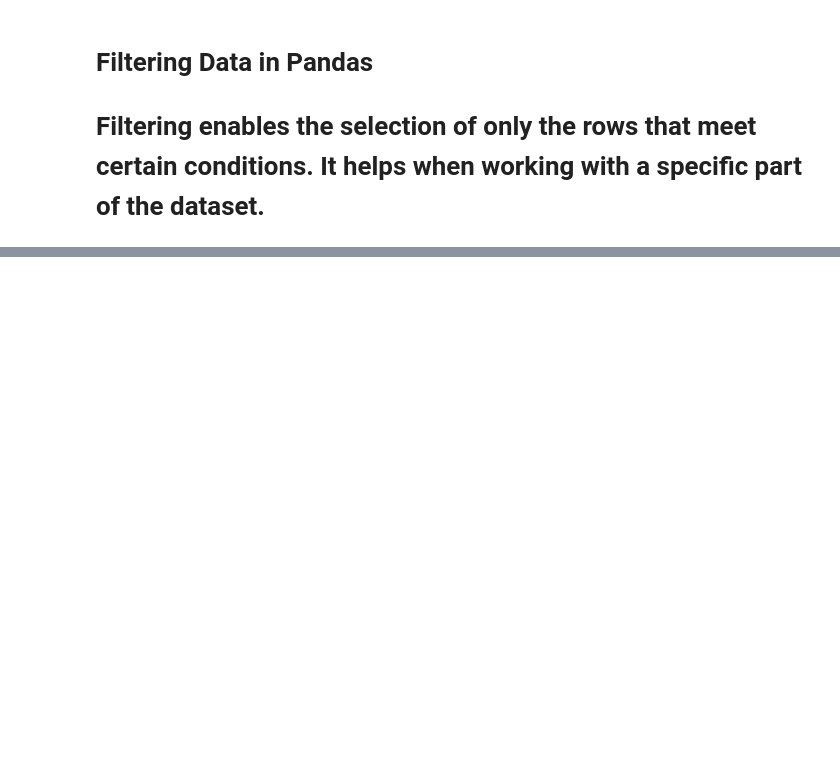
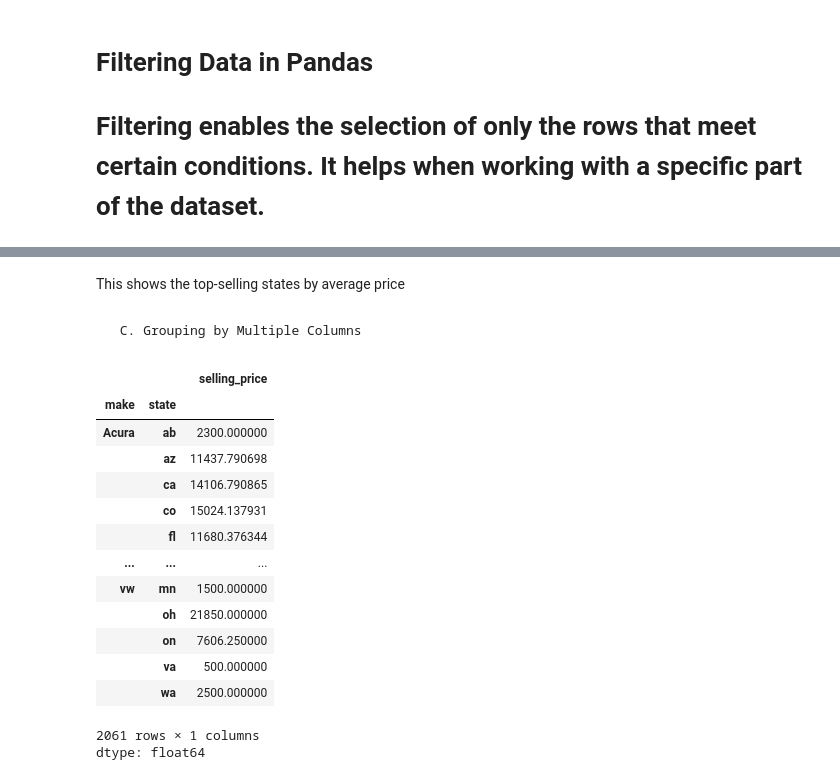
Before and after one commit to benedictamobi-madu-cloud/Git-GitHub, a Jupyter notebook: Pandas_Data_Manipulation.ipynb, the cells around one changed output, grey strips where cells are left out. Cells and saved outputs as stored; diff of their text form; code cells hidden in the pictures; blank space fills up the shorter version.

```diff
--- a/Pandas_Data_Manipulation.ipynb
+++ b/Pandas_Data_Manipulation.ipynb
@@ -328,0 +564,6 @@ toyota_or_honda = df[(df['make'] == 'toyota') | (df['make'] == 'honda')]
+# %%
+# Rename 'sellingprice' to 'selling_price'
+
+df = df.rename(columns={'sellingprice': 'selling_price'})
+
+print(df.columns.tolist())
@@ -328,0 +574,11 @@ toyota_or_honda = df[(df['make'] == 'toyota') | (df['make'] == 'honda')]
+# %%
+# Rename multiple columns at once
+
+df = df.rename(columns={
+    'sellingprice': 'selling_price',
+    'mmr': 'market_value',
+    'vin': 'vehicle_id',
+    'saledate': 'sale_date'
+})
+
+print(df.columns.tolist())
@@ -328,0 +591,4 @@ toyota_or_honda = df[(df['make'] == 'toyota') | (df['make'] == 'honda')]
+# %%
+# Modify the original DataFrame directly
+
+df.rename(columns={'odometer': 'mileage'}, inplace=True)
@@ -328,0 +680,22 @@ toyota_or_honda = df[(df['make'] == 'toyota') | (df['make'] == 'honda')]
+# %% [markdown]
+This shows the top-selling states by average price
+# %% [markdown]
+     C. Grouping by Multiple Columns
+# %%
+df.groupby(['make', 'state'])['selling_price'].mean()
+# %% [output]
+|  |  | selling_price |
+| make | state |  |
+| Acura | ab | 2300.000000 |
+|  | az | 11437.790698 |
+|  | ca | 14106.790865 |
+|  | co | 15024.137931 |
+|  | fl | 11680.376344 |
+| ... | ... | ... |
+| vw | mn | 1500.000000 |
+|  | oh | 21850.000000 |
+|  | on | 7606.250000 |
+|  | va | 500.000000 |
+|  | wa | 2500.000000 |
+2061 rows × 1 columns
+dtype: float64
```
Also changed, not shown: parts of 32 cells of this notebook.
